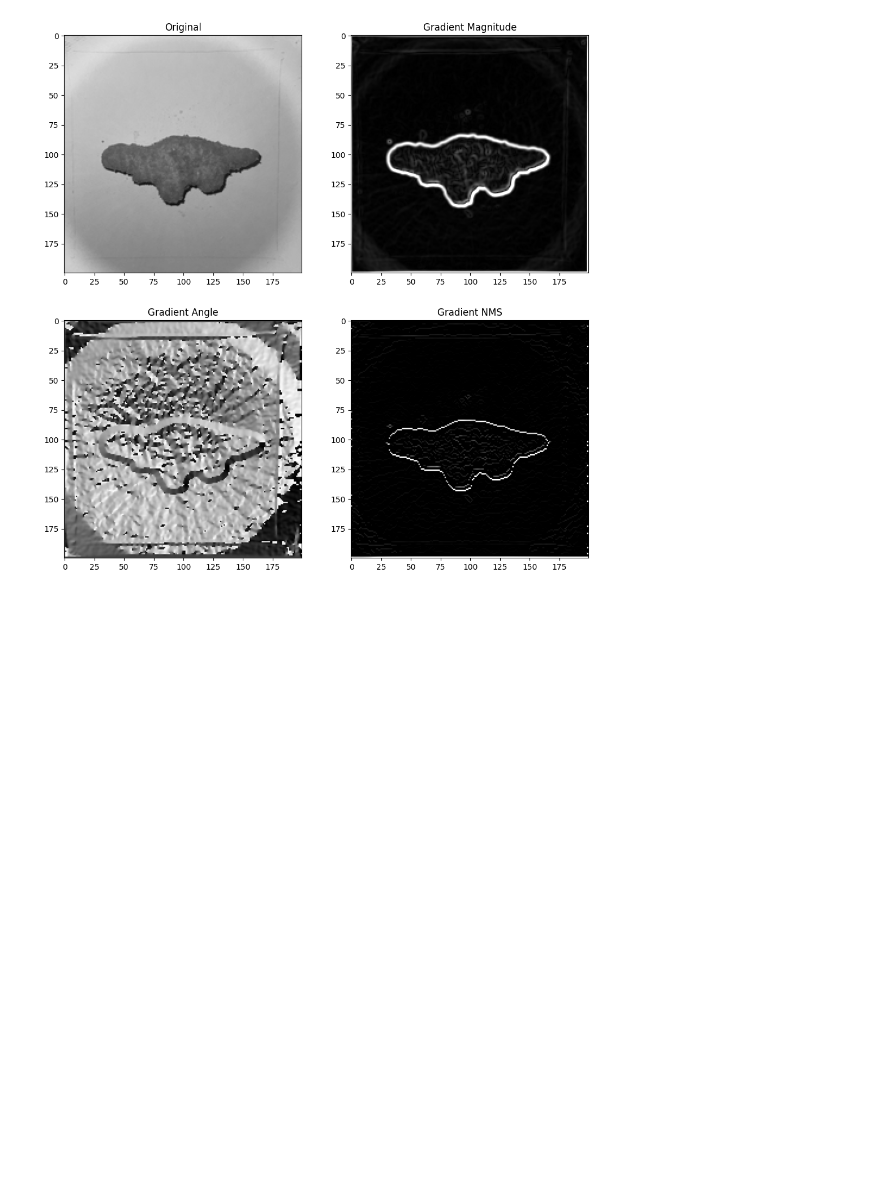
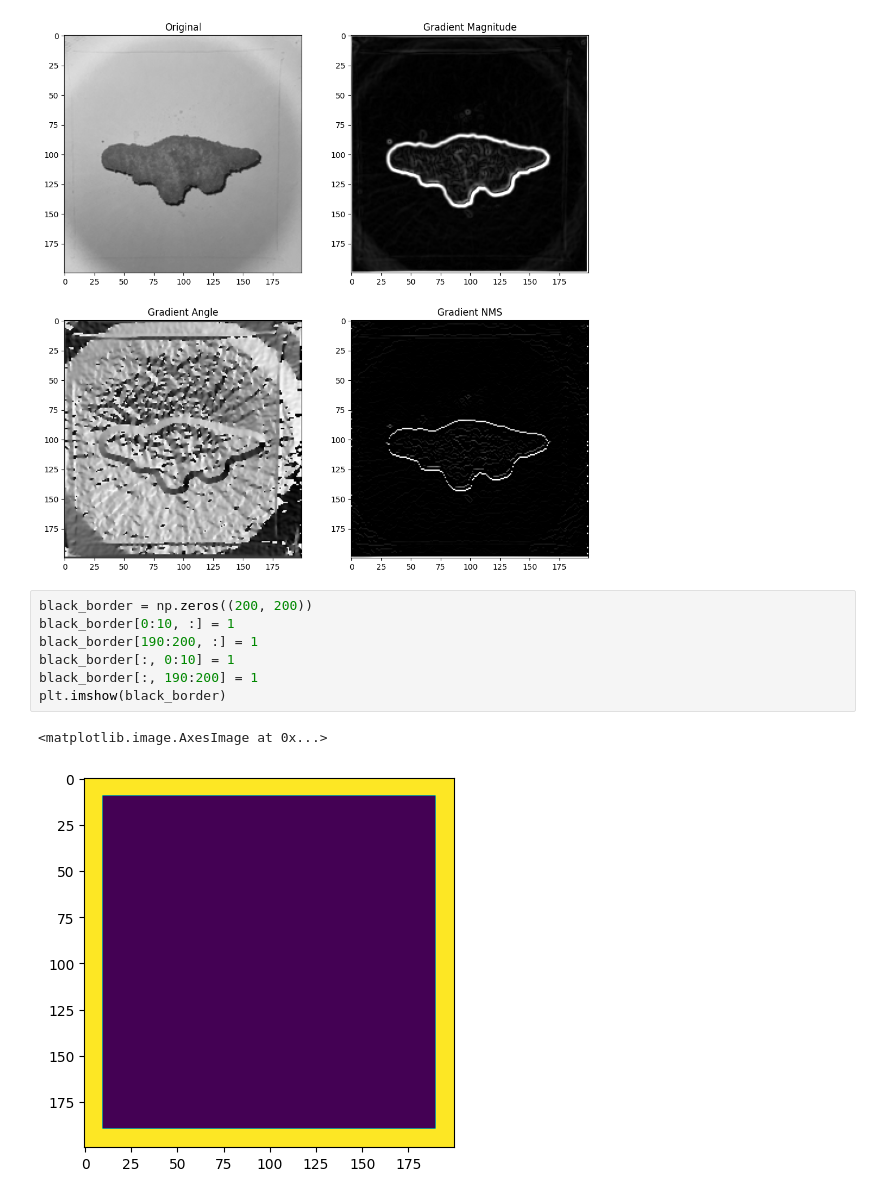
Before and after one commit to GarveyJLi/Dino-Nuggetology, a Jupyter notebook: edge_det_testing/edge_det.ipynb, the cells around one changed output. Saved outputs shown, nothing was run; the diff lists cells and outputs as text; blank space fills up the shorter version.

```diff
--- a/edge_det_testing/edge_det.ipynb
+++ b/edge_det_testing/edge_det.ipynb
@@ -236,4 +236,14 @@ ax_3[1, 1].set_title("Gradient NMS")
 plt.show()
 # %% [output]
 [figure]
+# %%
+black_border = np.zeros((200, 200))
+black_border[0:10, :] = 1
+black_border[190:200, :] = 1
+black_border[:, 0:10] = 1
+black_border[:, 190:200] = 1
+plt.imshow(black_border)
+# %% [output]
+<matplotlib.image.AxesImage at 0x...>
+[figure, added]
 # %%
```
Also changed, not shown: parts of 3 cells of this notebook, 5 other files.
